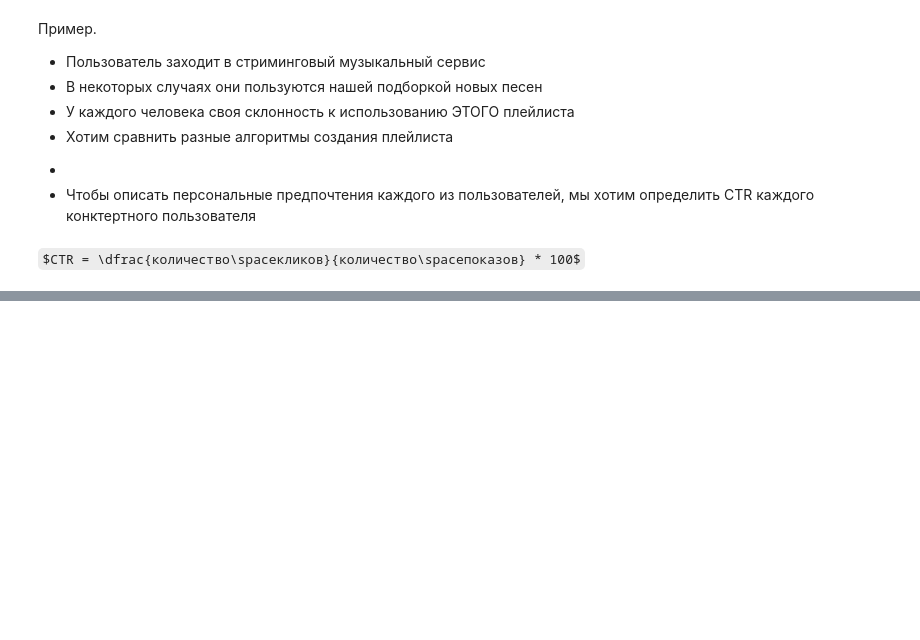
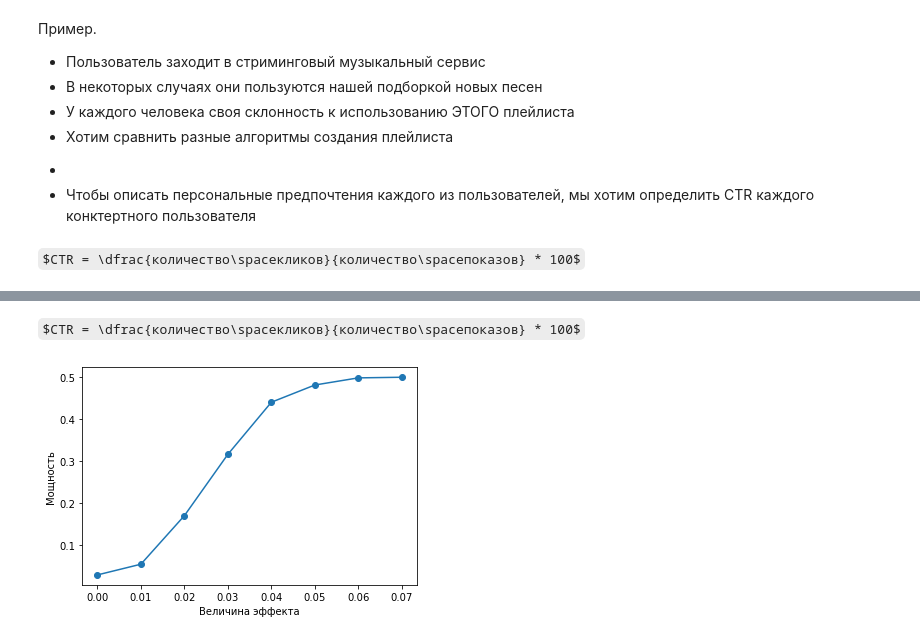
Before and after one commit to agatapluss/00-SUMMARY, a Jupyter notebook: summary STATS.ipynb, the cells around one changed output, grey strips where cells are left out. Saved outputs shown, nothing was run; the diff lists cells and outputs as text; code cells hidden in the pictures; some formulas as TeX source; blank space fills up the shorter version.

```diff
--- a/summary STATS.ipynb
+++ b/summary STATS.ipynb
@@ -413,0 +453,39 @@ np.mean(np.array(pvalues)< 0.05)
+# %% [markdown]
+$CTR = \dfrac{количество\spaceкликов}{количество\spaceпоказов} * 100$
+# %%
+user_num = 1000 # количество пользователе
+
+mean_user_ctr = 0.2  # подобрали такое средне значение для CTR
+beta = 20
+# %%
+#  Отделим генерацию выборки в отдельную функцию, куда будем передавать величину самого эффекта
+
+def get_clicks(effect=0.01):
+    new_mean_user_ctr = mean_user_ctr + effect
+    alpha = new_mean_user_ctr*beta/(1-new_mean_user_ctr)
+    user_ctr = np.random.beta(alpha, beta, size=user_num)
+    views = np.random.lognormal(mean=1, sigma=1, size=user_num).astype(int)+1
+    return np.random.binomial(views, user_ctr)
+# %%
+from scipy.stats import mannwhitneyu
+
+def get_pvalue(effect):
+    click_1 = get_clicks(effect=0)
+    click_2 = get_clicks(effect=effect)
+
+    return mannwhitneyu(click_1, click_2)
+# %%
+effects = np.arange(0, 0.07, 0.01)
+
+power = []
+
+for effect in effects:
+    pvalues = [get_pvalue(effect=effect) for _ in range(1000)]
+    power.append(np.mean(np.array(pvalues) < 0.05))
+# %%
+plt.plot(effects, power, 'o-')
+plt.xlabel('Величина эффекта')
+plt.ylabel('Мощность')
+plt.show()
+# %% [output]
+[figure, added]
```
Also changed, not shown: parts of 32 cells of this notebook.
